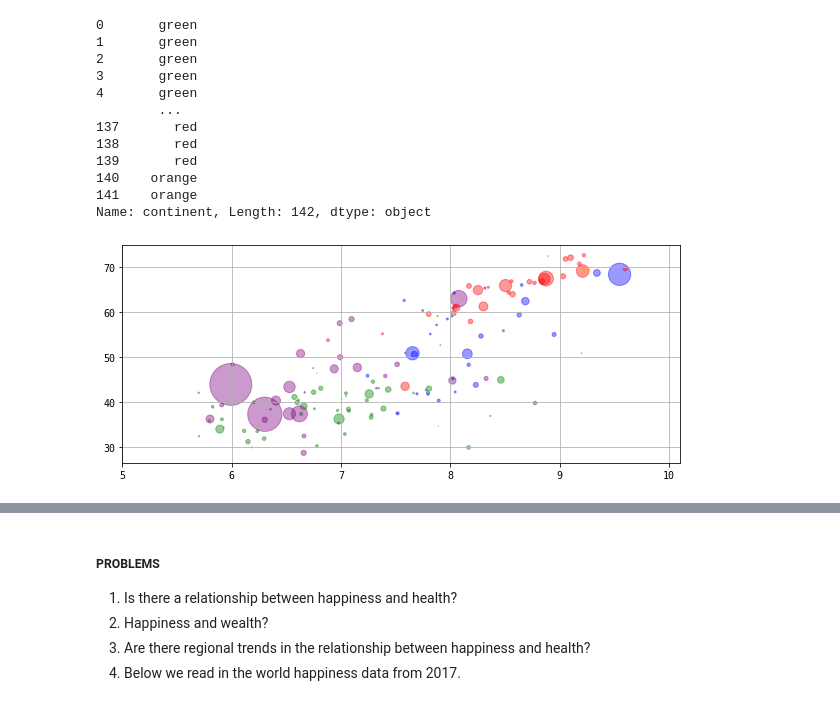
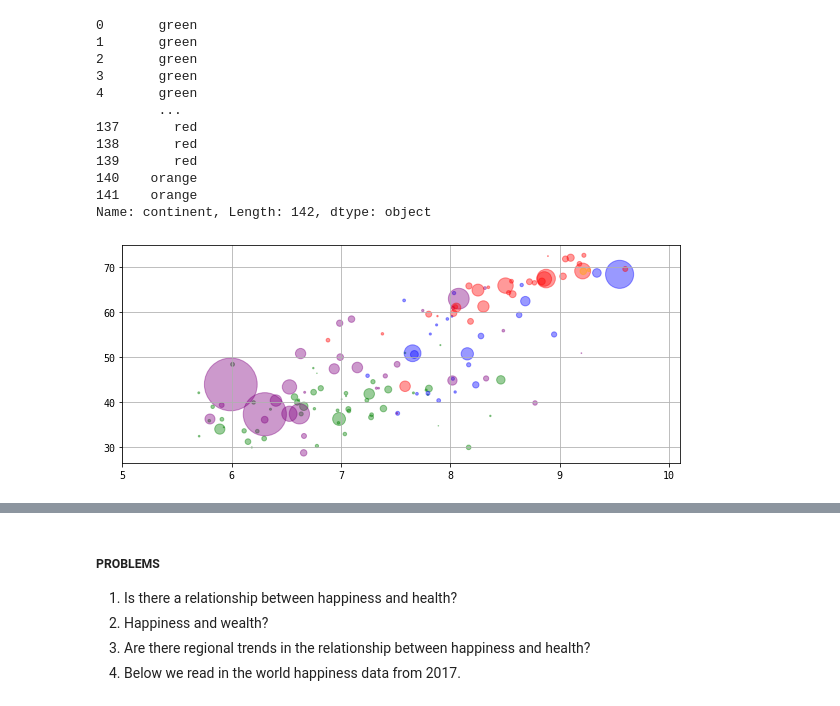
Before and after one commit to jfkoehler/nielsen, a Jupyter notebook: week_4/d1/01-matplotlib_basics.ipynb, the cells around one changed output, grey strips where cells are left out. Saved outputs shown, nothing was run; the diff lists cells and outputs as text; code cells hidden in the pictures.

```diff
--- a/week_4/d1/01-matplotlib_basics.ipynb
+++ b/week_4/d1/01-matplotlib_basics.ipynb
@@ -144,10 +152,11 @@ gapminder['colors'] = gapminder.continent.apply(color_mapper)
 # %%
 plt.figure(figsize = (10, 4))
 plt.scatter(x, y,
             c = gapminder['colors'],
-            s = gapminder['pop_1952']/10**5.5,
+            s = gapminder['pop_1952']/10**5.3,
            alpha = 0.4)
 plt.xlim(5.0, 10.1);
 plt.grid()
+plt.savefig('gapminder_scatter.png')
 # %% [output]
-[figure, old version]
+[figure, new version]
```
Also changed, not shown: parts of 21 cells of this notebook, 4 other files.
